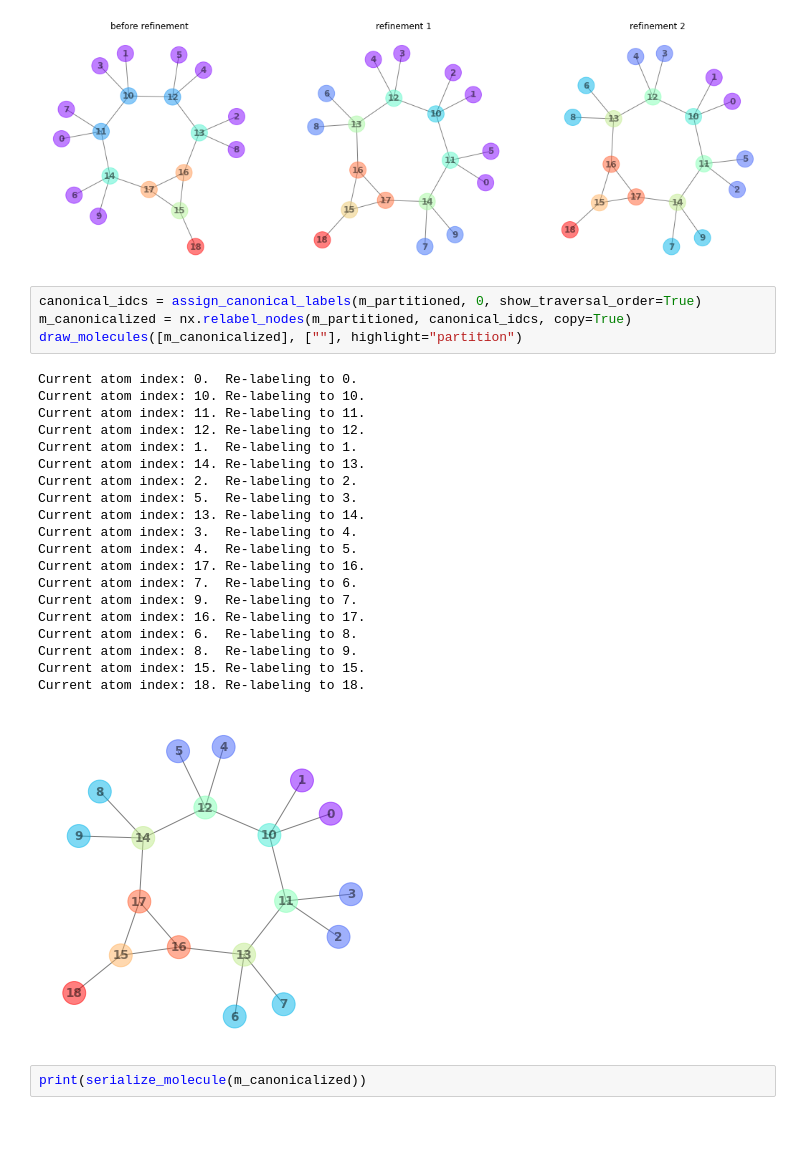
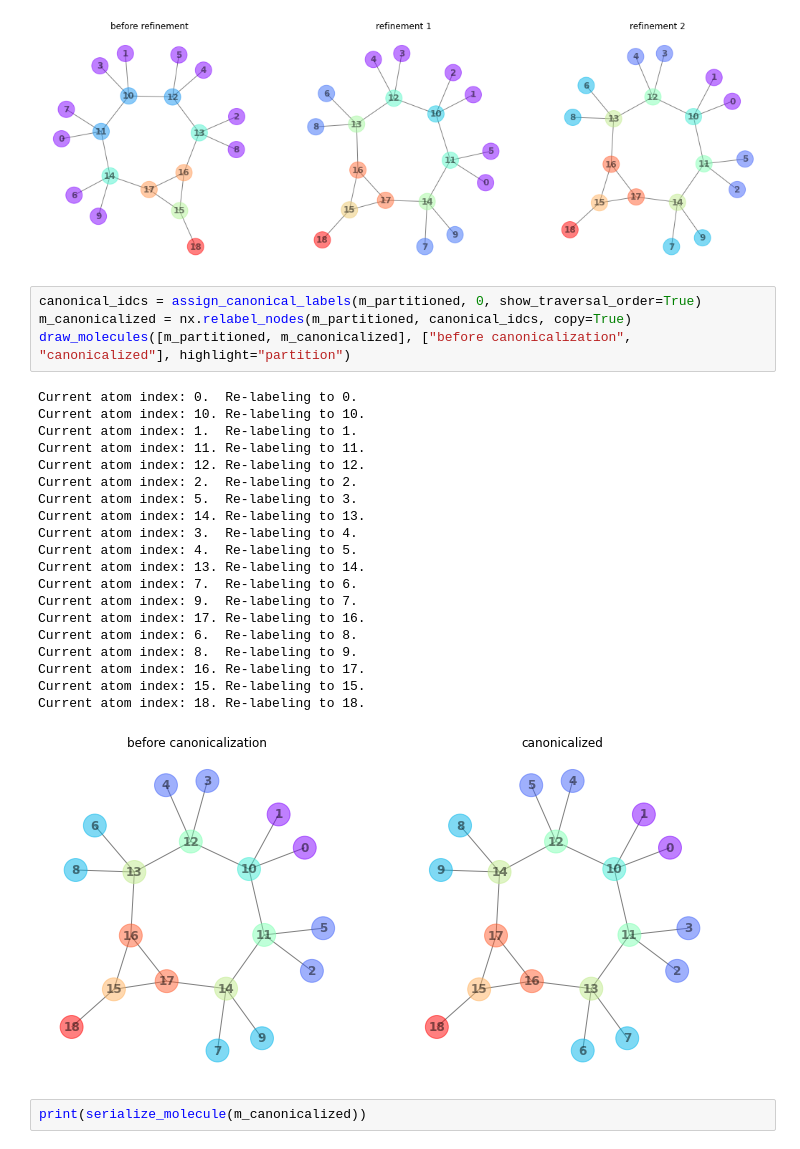
Before and after one commit to TUCAN-nest/TUCAN, a Jupyter notebook: graphical_abstract/graphical_abstract.ipynb, the cells around one changed output. Cells and saved outputs as stored; diff of their text form.

Commit message:
Continued working on graphical abstract.

```diff
--- a/graphical_abstract/graphical_abstract.ipynb
+++ b/graphical_abstract/graphical_abstract.ipynb
@@ -139,28 +139,28 @@ for i, m_partitioned in enumerate(refinements):
 # %%
 canonical_idcs = assign_canonical_labels(m_partitioned, 0, show_traversal_order=True)
 m_canonicalized = nx.relabel_nodes(m_partitioned, canonical_idcs, copy=True)
-draw_molecules([m_canonicalized], [""], highlight="partition")
+draw_molecules([m_partitioned, m_canonicalized], ["before canonicalization", "canonicalized"], highlight="partition")
 # %% [output]
 Current atom index: 0.  Re-labeling to 0.
 Current atom index: 10. Re-labeling to 10.
+Current atom index: 1.  Re-labeling to 1.
 Current atom index: 11. Re-labeling to 11.
 Current atom index: 12. Re-labeling to 12.
-Current atom index: 1.  Re-labeling to 1.
-Current atom index: 14. Re-labeling to 13.
 Current atom index: 2.  Re-labeling to 2.
 Current atom index: 5.  Re-labeling to 3.
-Current atom index: 13. Re-labeling to 14.
+Current atom index: 14. Re-labeling to 13.
 Current atom index: 3.  Re-labeling to 4.
 Current atom index: 4.  Re-labeling to 5.
-Current atom index: 17. Re-labeling to 16.
+Current atom index: 13. Re-labeling to 14.
 Current atom index: 7.  Re-labeling to 6.
 Current atom index: 9.  Re-labeling to 7.
-Current atom index: 16. Re-labeling to 17.
+Current atom index: 17. Re-labeling to 16.
 Current atom index: 6.  Re-labeling to 8.
 Current atom index: 8.  Re-labeling to 9.
+Current atom index: 16. Re-labeling to 17.
 Current atom index: 15. Re-labeling to 15.
 Current atom index: 18. Re-labeling to 18.
-[figure, old version]
+[figure, new version]
 # %%
 print(serialize_molecule(m_canonicalized))
 # %% [output]
```
Also changed, not shown: parts of 3 cells of this notebook, 3 other files.
